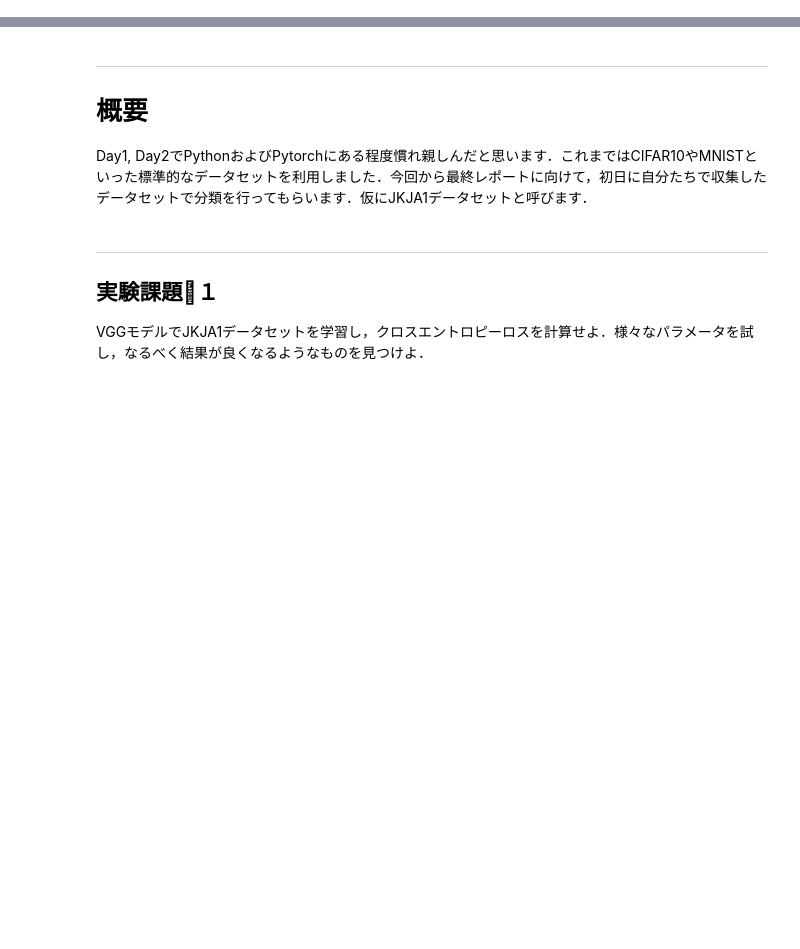
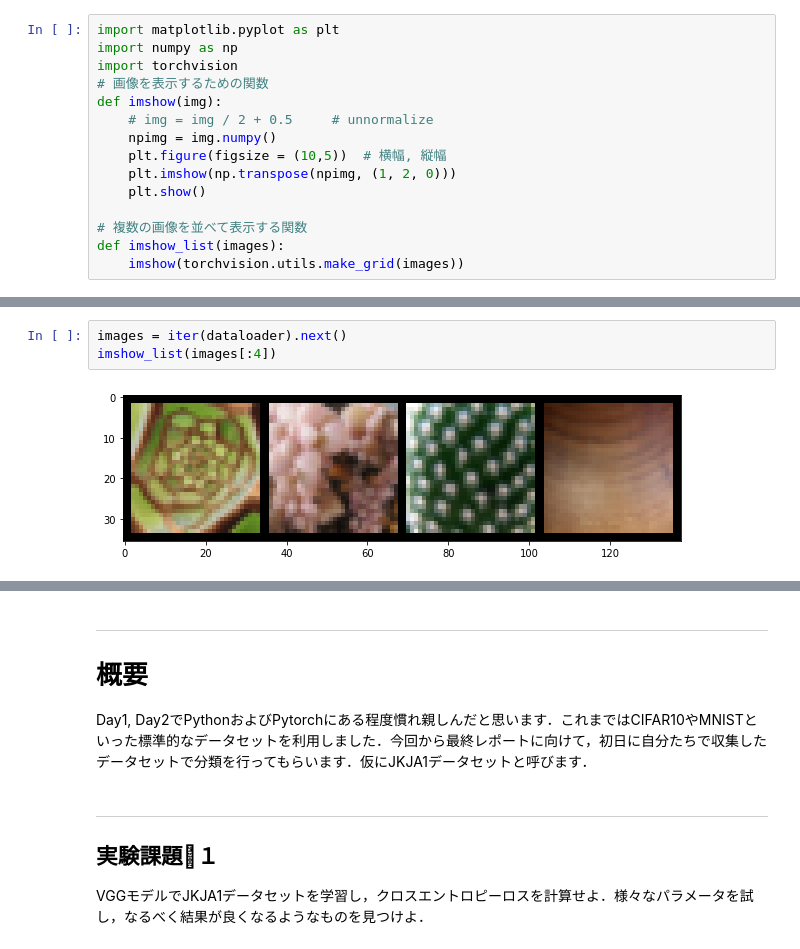
Before and after one commit to HiroshiKERA/JKJ1A, a Jupyter notebook: notebook/Day3-JKA1-classification.ipynb, the cells around one changed output, grey strips where cells are left out. Cells and saved outputs as stored; diff of their text form; blank space fills up the shorter version.

```diff
--- a/notebook/Day3-JKA1-classification.ipynb
+++ b/notebook/Day3-JKA1-classification.ipynb
@@ -8,0 +29,15 @@ drive.mount('/content/drive/')
+# %%
+import matplotlib.pyplot as plt
+import numpy as np
+import torchvision
+# 画像を表示するための関数
+def imshow(img):
+    # img = img / 2 + 0.5     # unnormalize
+    npimg = img.numpy()
+    plt.figure(figsize = (10,5))  # 横幅, 縦幅
+    plt.imshow(np.transpose(npimg, (1, 2, 0)))
+    plt.show()
+
+# 複数の画像を並べて表示する関数
+def imshow_list(images):
+    imshow(torchvision.utils.make_grid(images))
@@ -8,0 +103,5 @@ drive.mount('/content/drive/')
+# %%
+images = iter(dataloader).next()
+imshow_list(images[:4])
+# %% [output]
+[figure, added]
```
Also changed, not shown: parts of 8 cells of this notebook, 4 other files.
